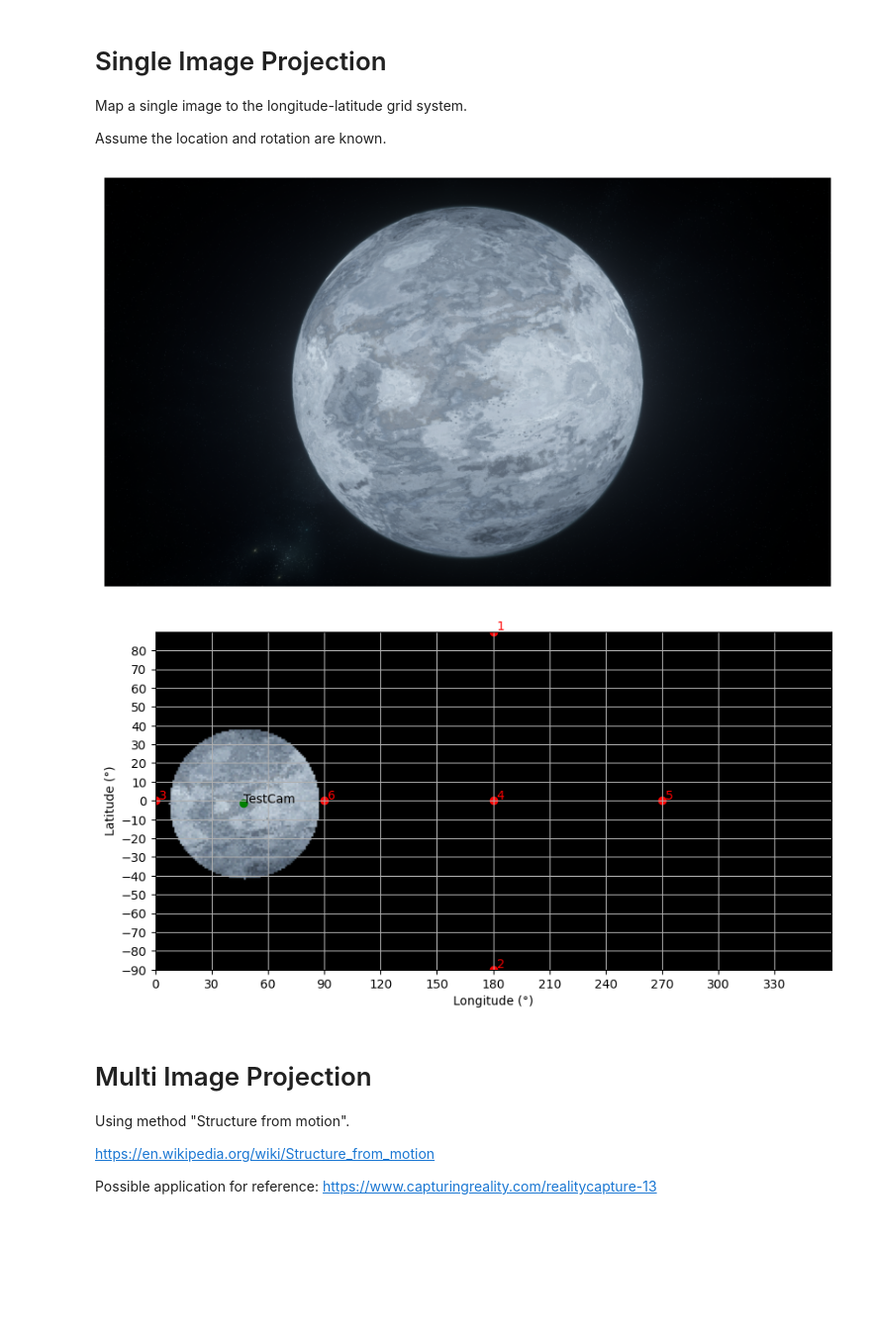
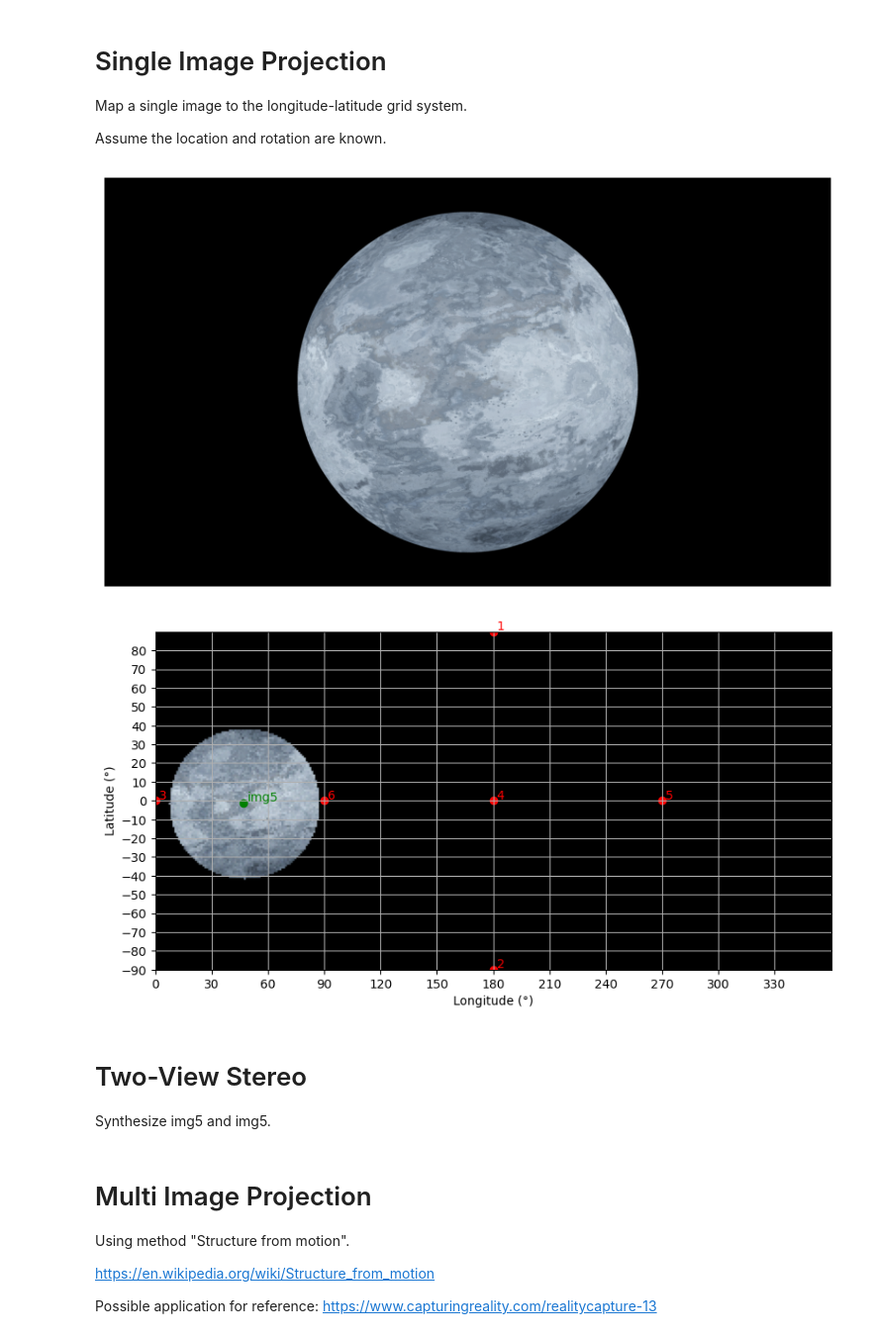
Before and after one commit to GrakePch/2024CV_FinalProject_StarCartographer, a Jupyter notebook: main.ipynb, the cells around one changed output. Shown at 99% size. Drawn from its saved outputs; the diff is of its cells as text; code cells hidden in the pictures; blank space fills up the shorter version.

```diff
--- a/main.ipynb
+++ b/main.ipynb
@@ -1,9 +1,12 @@
 # %%
 import cv2
 import matplotlib.pyplot as plt
-import matplotlib.image as mpimg
-from matplotlib.patches import Circle
-import numpy
+import numpy as np
+import imgLoader as ld
+from drawMap import drawMapGrid
+
+%load_ext autoreload
+%autoreload 2
 
 OUTPUT_IMG_SIZE = [3600, 1800]
 
@@ -16,5 +19,7 @@ OM = [None,
       [0, -OM_RAD, 0],
       [+OM_RAD, 0, 0],
       [-OM_RAD, 0, 0]]
+
+PATH = "./images/"
 # %% [markdown]
 # Input Image
@@ -48,0 +26,9 @@ print(img.shape)
+# %%
+# Read the image & metadata
+img5, img5Meta = ld.readImg(PATH, "Cellin_5")
+
+ld.showImg(img5)
+ld.printMeta(img5Meta)
+ld.showImgUseArea(img5, img5Meta)
+img5_cropped = ld.keepUsePixels(img5, img5Meta)
+ld.showImg(img5)
@@ -202,42 +162,26 @@ def longlaToInputImgUV(longla, inputImg, inputFov, inputCenterLongLa, camPos):
     return round(imgU), round(imgV)
 # %%
 plt.figure(figsize=(10, 20))
-plt.imshow(img)
+plt.imshow(img5_cropped)
 plt.axis('off')  # Turn off axis
 plt.show()
 # %% [output]
-[figure, old version]
+[figure, new version]
 # %%
-testMap = numpy.zeros((180, 360, 3))
+testMap = np.zeros((180, 360, 3))
 useRadius = 40 # unit: degree, pixels in this radius are used
-for lo in range(int(longlaTestCamera[0]) - useRadius, int(longlaTestCamera[0]) + useRadius):
-    for la in range(int(longlaTestCamera[1]) - useRadius, int(longlaTestCamera[1]) + useRadius):
-        if (numpy.linalg.norm([lo - int(longlaTestCamera[0]), la - int(longlaTestCamera[1])]) > useRadius): continue
-        u, v = longlaToInputImgUV([lo, la], img, fov, longlaTestCamera, PosTestCamera)
-        testMap[90-la, lo] = img[-v, u]
+for lo in range(int(cam5longla[0]) - useRadius, int(cam5longla[0]) + useRadius):
+    for la in range(int(cam5longla[1]) - useRadius, int(cam5longla[1]) + useRadius):
+        if (np.linalg.norm([lo - int(cam5longla[0]), la - int(cam5longla[1])]) > useRadius): continue
+        u, v = longlaToInputImgUV([lo, la], img5_cropped, img5Meta["fovU"], cam5longla, cam5pos)
+        testMap[90-la, lo] = img5_cropped[-v, u]
 
-fig = plt.figure(figsize=(10,5))
-plt.xlim(0, 360)
-plt.ylim(-90, 90)
-ax = fig.gca()
-
-ax.set_xticks(numpy.arange(0, 360, 30))
-ax.set_yticks(numpy.arange(-90, 90, 10))
-ax.set_xlabel("Longitude (°)")
-ax.set_ylabel("Latitude (°)")
-plt.grid()
-plt.scatter(OM_GROUND_LO, OM_GROUND_LA,c="red")
-plt.scatter(longlaTestCamera[0], longlaTestCamera[1], c="green")
-
-for i, txt in enumerate(range(1, 7)):
-    ax.annotate(txt, (OM_GROUND_LO[i], OM_GROUND_LA[i]), xytext=(OM_GROUND_LO[i] + 2, OM_GROUND_LA[i] + 1), c="red")
-
-ax.annotate("TestCam", (longlaTestCamera[0], longlaTestCamera[1]))
-
-plt.imshow(testMap, extent = [0, 360, -90, 90])
-plt.show()
+drawMapGrid(testMap, [cam5longla], ["img5"])
 # %% [output]
-[figure, old version]
+[figure, new version]
+# %% [markdown]
+# Two-View Stereo
+Synthesize img5 and img5.
 # %% [markdown]
 # Multi Image Projection
 Using method "Structure from motion".
```
Also changed, not shown: parts of 12 cells of this notebook, 12 other files.
